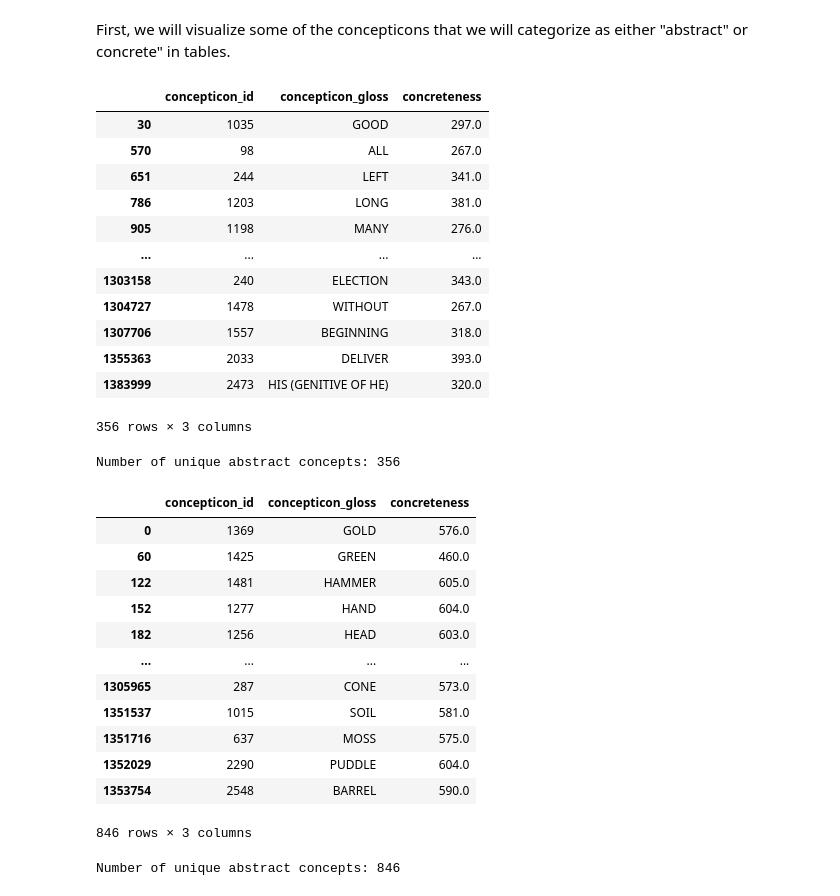
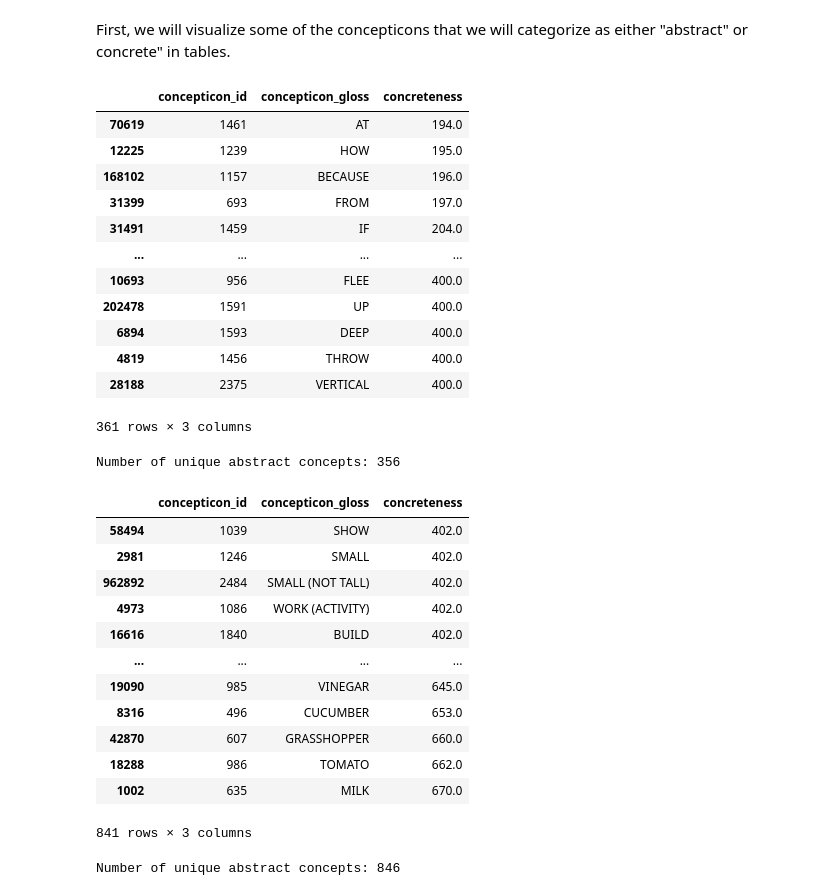
Before and after one commit to akunnamegwa/COG260Project, a Jupyter notebook: colex_demo_notebook.ipynb, the cells around one changed output. Cells and saved outputs as stored; diff of their text form; code cells hidden in the pictures.

Commit message:
added more tables

```diff
--- a/colex_demo_notebook.ipynb
+++ b/colex_demo_notebook.ipynb
@@ -65,46 +65,46 @@ df = df.drop(columns=['dataset_id', 'form_id', 'form', 'gloss_in_source', 'iso63
 # %% [markdown]
 First, we will visualize some of the concepticons that we will categorize as either "abstract" or concrete" in tables.
 # %%
-abstract_cpts = df[df['concreteness'] < 400]
+abstract_cpts = df[df['concreteness'] <= 400]
 abstract_cpts = abstract_cpts[["concepticon_id", "concepticon_gloss", "concreteness"]].drop_duplicates()
-abstract_cpts
+abstract_cpts.sort_values(by="concreteness")
 # %% [output]
 |  | concepticon_id | concepticon_gloss | concreteness |
-| 30 | 1035 | GOOD | 297.0 |
-| 570 | 98 | ALL | 267.0 |
-| 651 | 244 | LEFT | 341.0 |
-| 786 | 1203 | LONG | 381.0 |
-| 905 | 1198 | MANY | 276.0 |
+| 70619 | 1461 | AT | 194.0 |
+| 12225 | 1239 | HOW | 195.0 |
+| 168102 | 1157 | BECAUSE | 196.0 |
+| 31399 | 693 | FROM | 197.0 |
+| 31491 | 1459 | IF | 204.0 |
 | ... | ... | ... | ... |
-| 1303158 | 240 | ELECTION | 343.0 |
-| 1304727 | 1478 | WITHOUT | 267.0 |
-| 1307706 | 1557 | BEGINNING | 318.0 |
-| 1355363 | 2033 | DELIVER | 393.0 |
-| 1383999 | 2473 | HIS (GENITIVE OF HE) | 320.0 |
+| 10693 | 956 | FLEE | 400.0 |
+| 202478 | 1591 | UP | 400.0 |
+| 6894 | 1593 | DEEP | 400.0 |
+| 4819 | 1456 | THROW | 400.0 |
+| 28188 | 2375 | VERTICAL | 400.0 |
-356 rows × 3 columns
+361 rows × 3 columns
 # %%
 num_abstract = abstract_cpts['concepticon_id'].nunique()
 print(f"Number of unique abstract concepts: {num_abstract}")
 # %% [output]
 Number of unique abstract concepts: 356
 # %%
-concrete_cpts = df[df['concreteness'] >= 400]
+concrete_cpts = df[df['concreteness'] > 400]
 concrete_cpts = concrete_cpts[["concepticon_id", "concepticon_gloss", "concreteness"]].drop_duplicates()
-concrete_cpts
+concrete_cpts.sort_values(by="concreteness")
 # %% [output]
 |  | concepticon_id | concepticon_gloss | concreteness |
-| 0 | 1369 | GOLD | 576.0 |
-| 60 | 1425 | GREEN | 460.0 |
-| 122 | 1481 | HAMMER | 605.0 |
-| 152 | 1277 | HAND | 604.0 |
-| 182 | 1256 | HEAD | 603.0 |
+| 58494 | 1039 | SHOW | 402.0 |
+| 2981 | 1246 | SMALL | 402.0 |
+| 962892 | 2484 | SMALL (NOT TALL) | 402.0 |
+| 4973 | 1086 | WORK (ACTIVITY) | 402.0 |
+| 16616 | 1840 | BUILD | 402.0 |
 | ... | ... | ... | ... |
-| 1305965 | 287 | CONE | 573.0 |
-| 1351537 | 1015 | SOIL | 581.0 |
-| 1351716 | 637 | MOSS | 575.0 |
-| 1352029 | 2290 | PUDDLE | 604.0 |
-| 1353754 | 2548 | BARREL | 590.0 |
+| 19090 | 985 | VINEGAR | 645.0 |
+| 8316 | 496 | CUCUMBER | 653.0 |
+| 42870 | 607 | GRASSHOPPER | 660.0 |
+| 18288 | 986 | TOMATO | 662.0 |
+| 1002 | 635 | MILK | 670.0 |
-846 rows × 3 columns
+841 rows × 3 columns
 # %%
 num_concrete = concrete_cpts['concepticon_id'].nunique()
 print(f"Number of unique abstract concepts: {num_concrete}")
```
Also changed, not shown: parts of 18 cells of this notebook.
